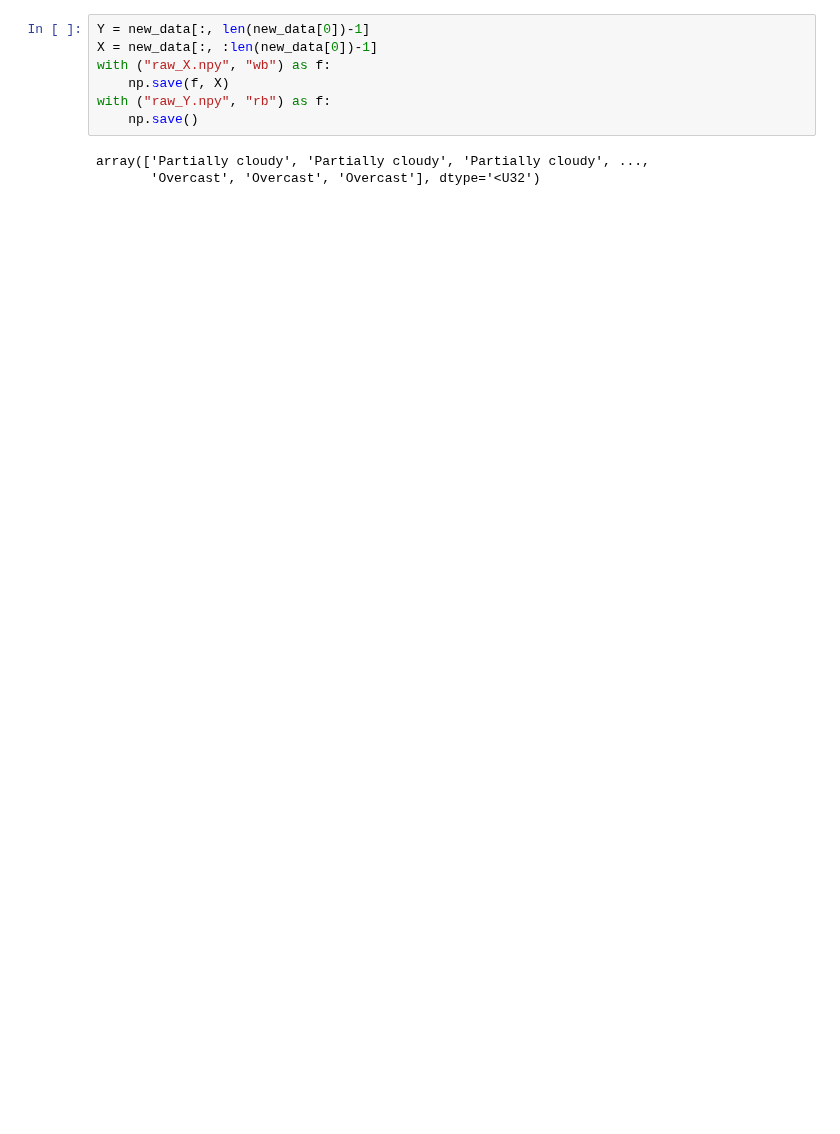
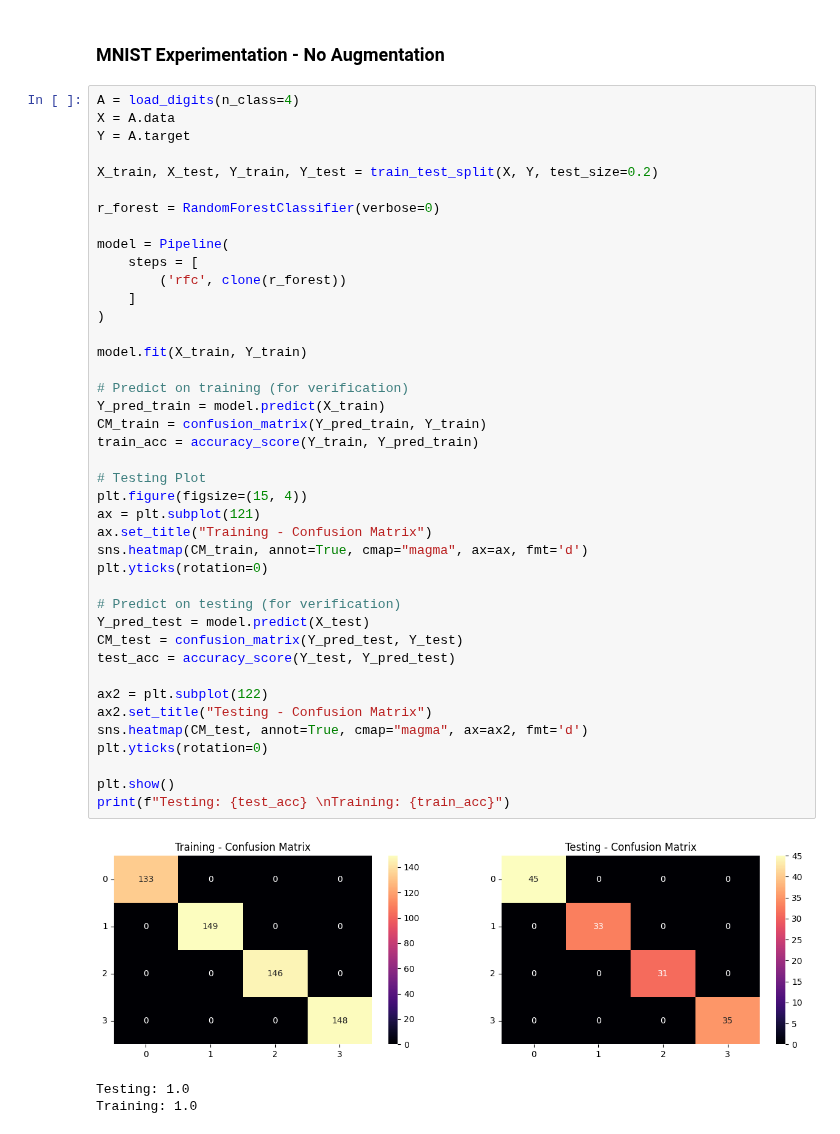
Before and after one commit to alaricespina/Thesis-Repository, a Jupyter notebook: Final Model Files/DataExploration.ipynb, the cells around one changed output. Drawn from its saved outputs; the diff is of its cells as text; blank space fills up the shorter version.

```diff
--- a/Final Model Files/DataExploration.ipynb
+++ b/Final Model Files/DataExploration.ipynb
@@ -59,10 +56,47 @@ Overcast
-# %%
-Y = new_data[:, len(new_data[0])-1]
-X = new_data[:, :len(new_data[0])-1]
-with ("raw_X.npy", "wb") as f:
-    np.save(f, X)
-with ("raw_Y.npy", "rb") as f:
-    np.save()
-# %% [output]
-array(['Partially cloudy', 'Partially cloudy', 'Partially cloudy', ...,
-       'Overcast', 'Overcast', 'Overcast'], dtype='<U32')
+# %% [markdown]
+### MNIST Experimentation - No Augmentation
+# %%
+A = load_digits(n_class=4)
+X = A.data
+Y = A.target
+
+X_train, X_test, Y_train, Y_test = train_test_split(X, Y, test_size=0.2)
+
+r_forest = RandomForestClassifier(verbose=0)
+
+model = Pipeline(
+    steps = [
+        ('rfc', clone(r_forest))
+    ]
+)
+
+model.fit(X_train, Y_train)
+
+# Predict on training (for verification)
+Y_pred_train = model.predict(X_train)
+CM_train = confusion_matrix(Y_pred_train, Y_train)
+train_acc = accuracy_score(Y_train, Y_pred_train)
+
+# Testing Plot
+plt.figure(figsize=(15, 4))
+ax = plt.subplot(121)
+ax.set_title("Training - Confusion Matrix")
+sns.heatmap(CM_train, annot=True, cmap="magma", ax=ax, fmt='d')
+plt.yticks(rotation=0)
+
+# Predict on testing (for verification)
+Y_pred_test = model.predict(X_test)
+CM_test = confusion_matrix(Y_pred_test, Y_test)
+test_acc = accuracy_score(Y_test, Y_pred_test)
+
+ax2 = plt.subplot(122)
+ax2.set_title("Testing - Confusion Matrix")
+sns.heatmap(CM_test, annot=True, cmap="magma", ax=ax2, fmt='d')
+plt.yticks(rotation=0)
+
+plt.show()
+print(f"Testing: {test_acc} \nTraining: {train_acc}")
+# %% [output]
+[figure, added]
+Testing: 1.0
+Training: 1.0
```
Also changed, not shown: parts of 15 cells of this notebook, 1 other file.
